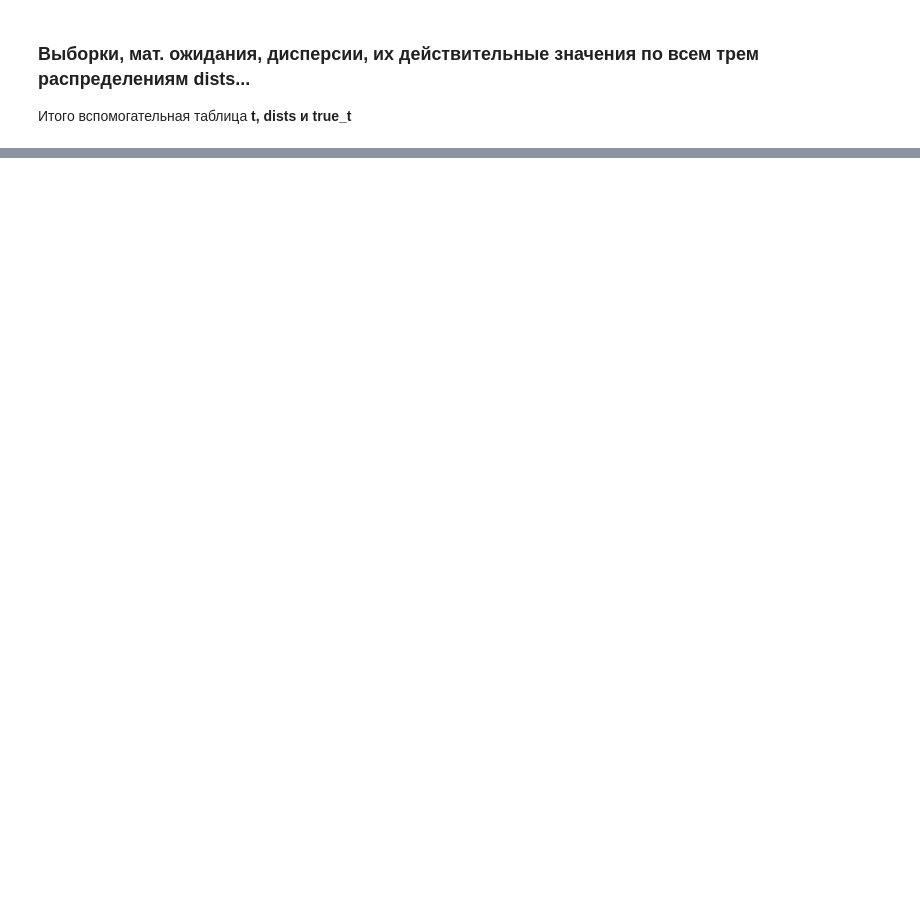
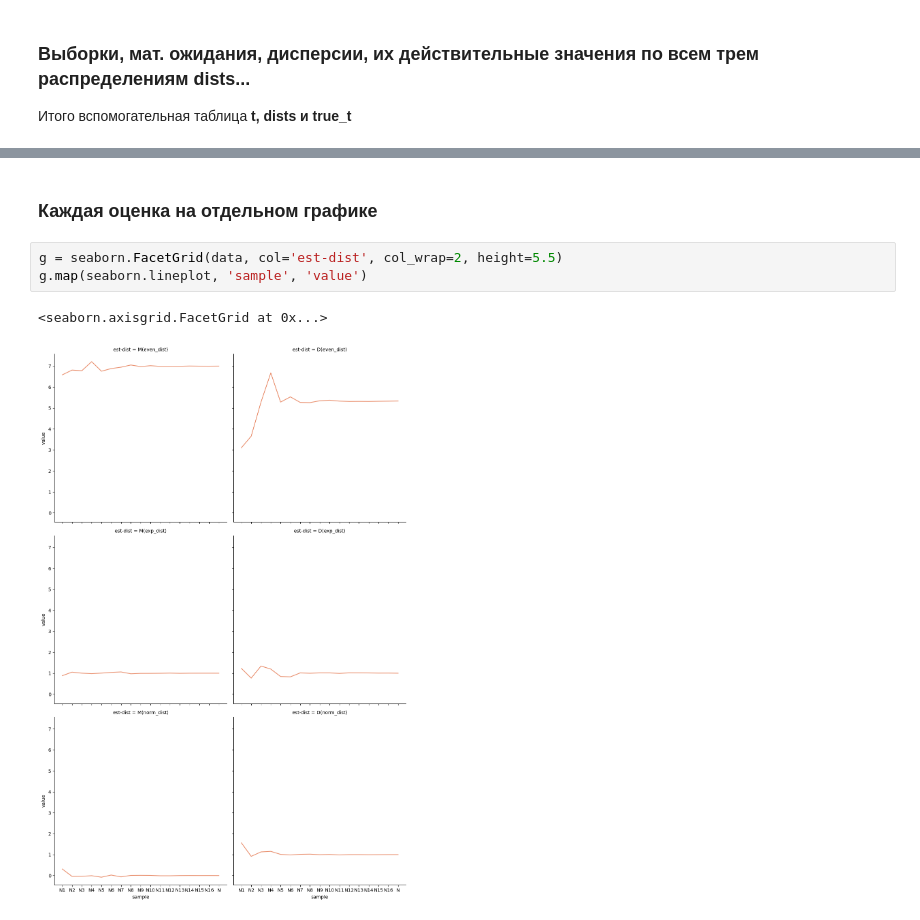
Before and after one commit to dimayasha7123/comp_modeling, a Jupyter notebook: lab1.ipynb, the cells around one changed output, grey strips where cells are left out. Cells and saved outputs as stored; diff of their text form; blank space fills up the shorter version.

```diff
--- a/lab1.ipynb
+++ b/lab1.ipynb
@@ -150,0 +178,8 @@ print(tabulate.tabulate(table, headers=h, tablefmt="fancy_grid", floatfmt=".3f")
+# %% [markdown]
+### Каждая оценка на отдельном графике
+# %%
+g = seaborn.FacetGrid(data, col='est-dist', col_wrap=2, height=5.5)
+g.map(seaborn.lineplot, 'sample', 'value')
+# %% [output]
+<seaborn.axisgrid.FacetGrid at 0x...>
+[figure, added]
```
Also changed, not shown: parts of 13 cells of this notebook.
